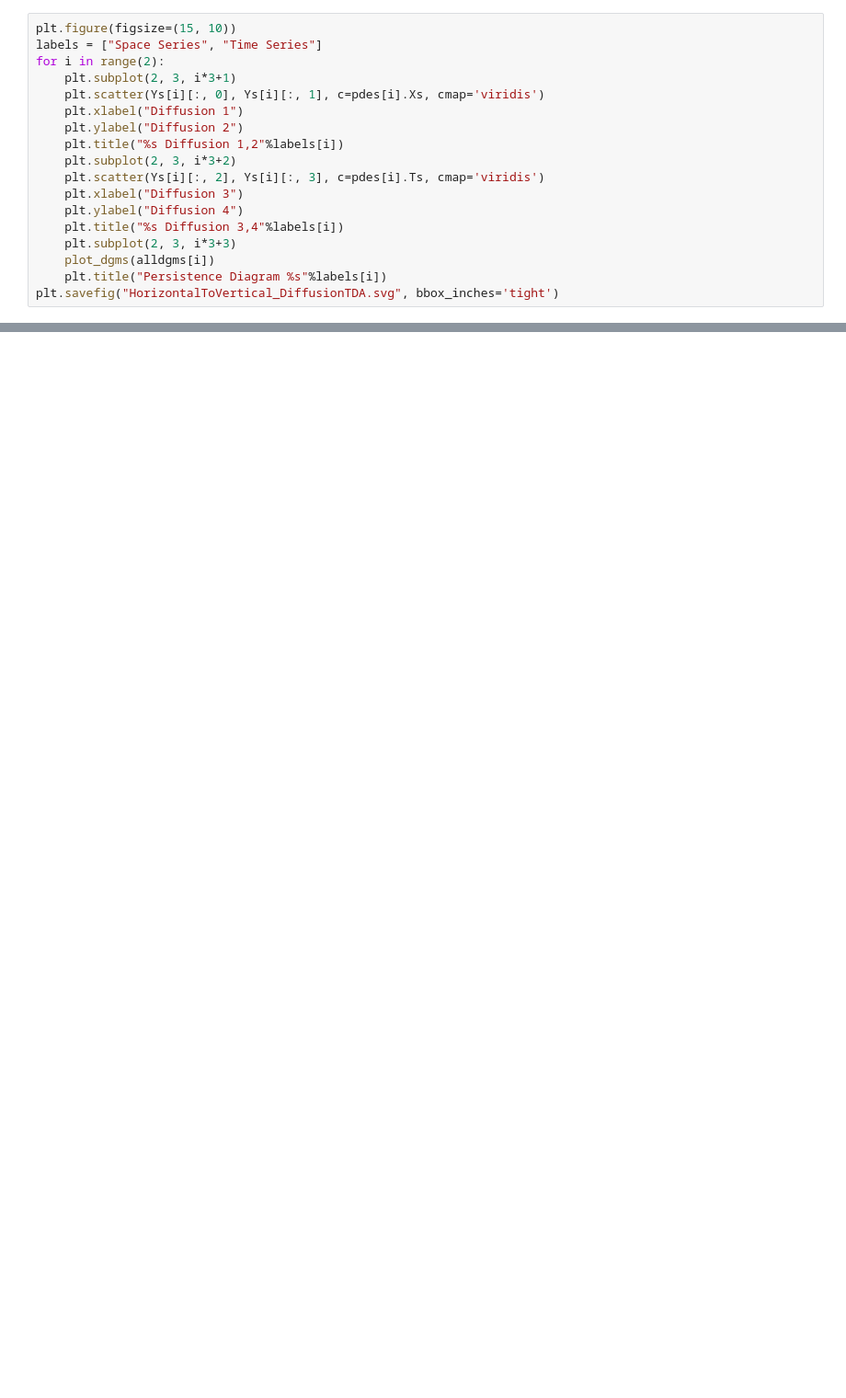
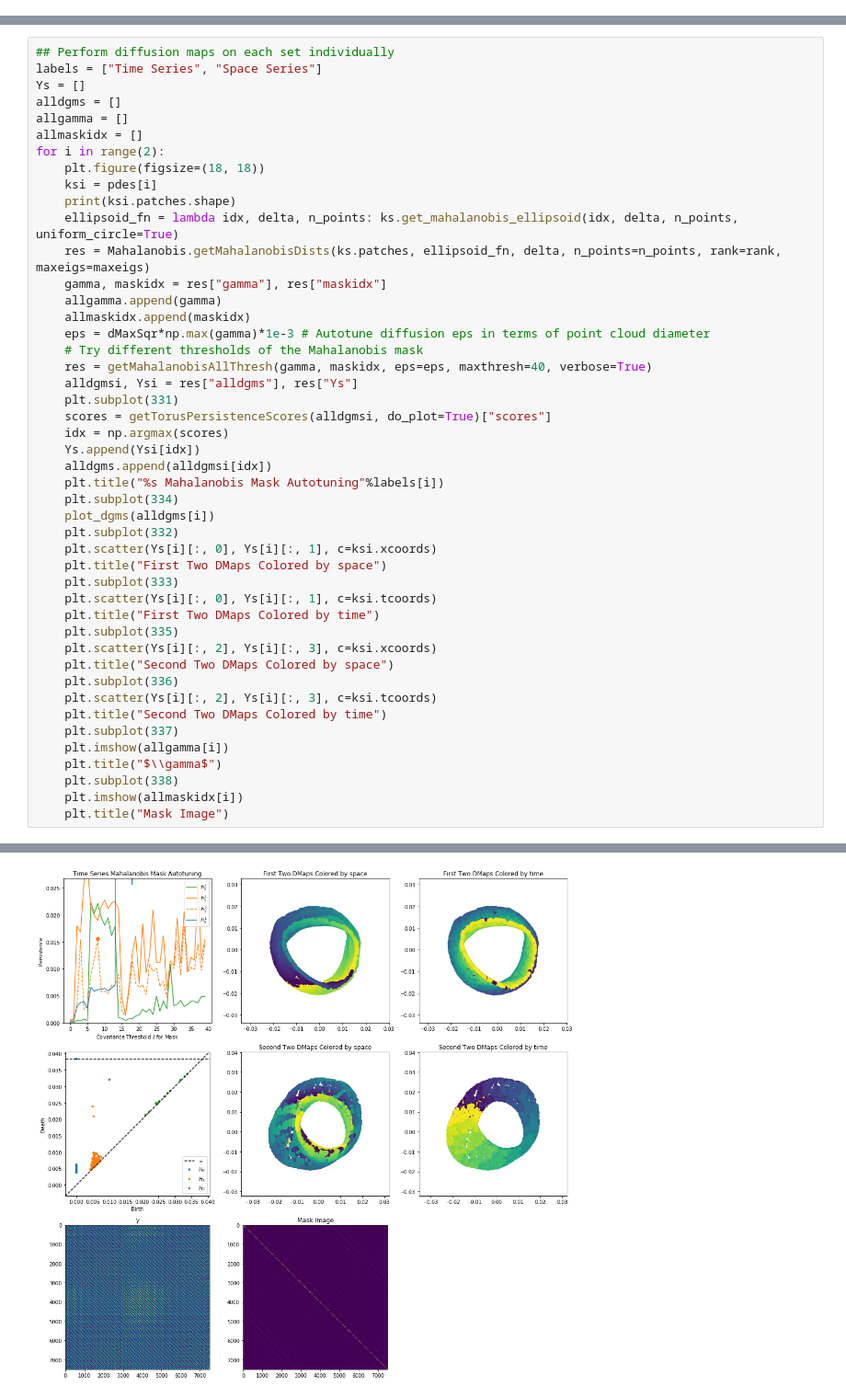
Before and after one commit to ctralie/DynamicsSynchronization, a Jupyter notebook: notebooks/LineSegments_HorizontalToVertical.ipynb, the cells around one changed output, grey strips where cells are left out. Shown at 92% size. Saved outputs shown, nothing was run; the diff lists cells and outputs as text; blank space fills up the shorter version.

Commit message:
Working on TDA autotuning for matching examples

```diff
--- a/notebooks/LineSegments_HorizontalToVertical.ipynb
+++ b/notebooks/LineSegments_HorizontalToVertical.ipynb
@@ -135,18 +66,0 @@ Elapsed Time: 0.124
-# %%
-plt.figure(figsize=(15, 10))
-labels = ["Space Series", "Time Series"]
-for i in range(2):
-    plt.subplot(2, 3, i*3+1)
-    plt.scatter(Ys[i][:, 0], Ys[i][:, 1], c=pdes[i].Xs, cmap='viridis')
-    plt.xlabel("Diffusion 1")
-    plt.ylabel("Diffusion 2")
-    plt.title("%s Diffusion 1,2"%labels[i])
-    plt.subplot(2, 3, i*3+2)
-    plt.scatter(Ys[i][:, 2], Ys[i][:, 3], c=pdes[i].Ts, cmap='viridis')
-    plt.xlabel("Diffusion 3")
-    plt.ylabel("Diffusion 4")
-    plt.title("%s Diffusion 3,4"%labels[i])
-    plt.subplot(2, 3, i*3+3)
-    plot_dgms(alldgms[i])
-    plt.title("Persistence Diagram %s"%labels[i])
-plt.savefig("HorizontalToVertical_DiffusionTDA.svg", bbox_inches='tight')
@@ -154,0 +67,47 @@ plt.savefig("HorizontalToVertical_DiffusionTDA.svg", bbox_inches='tight')
+# %%
+## Perform diffusion maps on each set individually
+labels = ["Time Series", "Space Series"]
+Ys = []
+alldgms = []
+allgamma = []
+allmaskidx = []
+for i in range(2):
+    plt.figure(figsize=(18, 18))
+    ksi = pdes[i]
+    print(ksi.patches.shape)
+    ellipsoid_fn = lambda idx, delta, n_points: ks.get_mahalanobis_ellipsoid(idx, delta, n_points, uniform_circle=True)
+    res = Mahalanobis.getMahalanobisDists(ks.patches, ellipsoid_fn, delta, n_points=n_points, rank=rank, maxeigs=maxeigs)
+    gamma, maskidx = res["gamma"], res["maskidx"]
+    allgamma.append(gamma)
+    allmaskidx.append(maskidx)
+    eps = dMaxSqr*np.max(gamma)*1e-3 # Autotune diffusion eps in terms of point cloud diameter
+    # Try different thresholds of the Mahalanobis mask
+    res = getMahalanobisAllThresh(gamma, maskidx, eps=eps, maxthresh=40, verbose=True)
+    alldgmsi, Ysi = res["alldgms"], res["Ys"]
+    plt.subplot(331)
+    scores = getTorusPersistenceScores(alldgmsi, do_plot=True)["scores"]
+    idx = np.argmax(scores)
+    Ys.append(Ysi[idx])
+    alldgms.append(alldgmsi[idx])
+    plt.title("%s Mahalanobis Mask Autotuning"%labels[i])
+    plt.subplot(334)
+    plot_dgms(alldgms[i])
+    plt.subplot(332)
+    plt.scatter(Ys[i][:, 0], Ys[i][:, 1], c=ksi.xcoords)
+    plt.title("First Two DMaps Colored by space")
+    plt.subplot(333)
+    plt.scatter(Ys[i][:, 0], Ys[i][:, 1], c=ksi.tcoords)
+    plt.title("First Two DMaps Colored by time")
+    plt.subplot(335)
+    plt.scatter(Ys[i][:, 2], Ys[i][:, 3], c=ksi.xcoords)
+    plt.title("Second Two DMaps Colored by space")
+    plt.subplot(336)
+    plt.scatter(Ys[i][:, 2], Ys[i][:, 3], c=ksi.tcoords)
+    plt.title("Second Two DMaps Colored by time")
+    plt.subplot(337)
+    plt.imshow(allgamma[i])
+    plt.title("$\\gamma$")
+    plt.subplot(338)
+    plt.imshow(allmaskidx[i])
+    plt.title("Mask Image")
+# %% [output]
@@ -154,0 +131 @@ plt.savefig("HorizontalToVertical_DiffusionTDA.svg", bbox_inches='tight')
+[figure, added]
```
Also changed, not shown: parts of 8 cells of this notebook, 4 other files.
